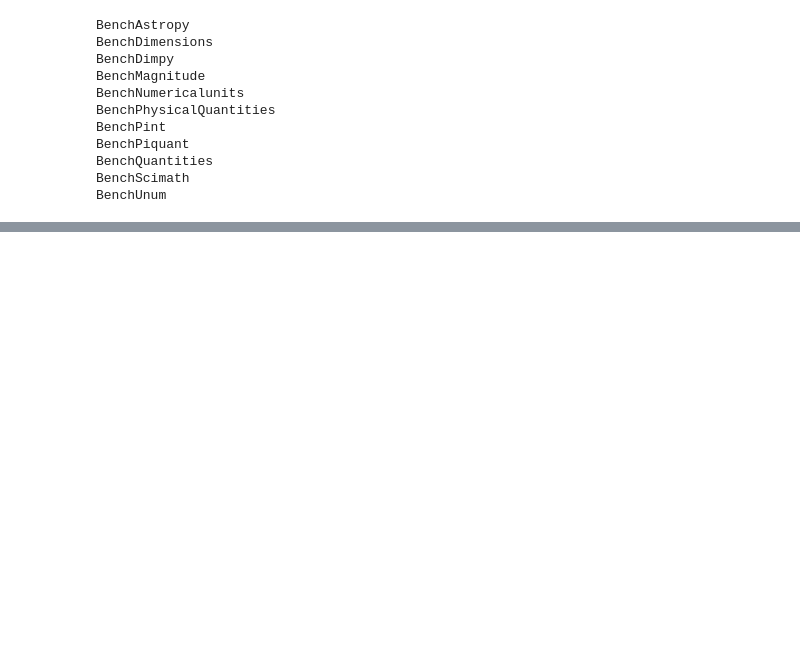
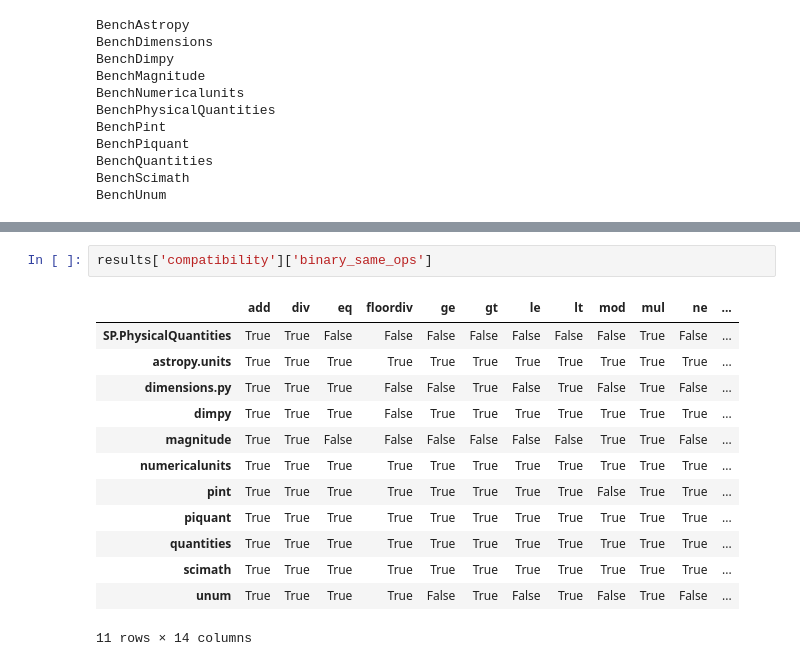
Before and after one commit to tbekolay/quantities-comparison, a Jupyter notebook: run_comparison.ipynb, the cells around one changed output, grey strips where cells are left out. Drawn from its saved outputs; the diff is of its cells as text; blank space fills up the shorter version.

```diff
--- a/run_comparison.ipynb
+++ b/run_comparison.ipynb
@@ -89,0 +82,16 @@ unum                   1.017592   2.188567  20.000000
+# %%
+results['compatibility']['binary_same_ops']
+# %% [output]
+|  | add | div | eq | floordiv | ge | gt | le | lt | mod | mul | ne | ... |
+| SP.PhysicalQuantities | True | True | False | False | False | False | False | False | False | True | False | ... |
+| astropy.units | True | True | True | True | True | True | True | True | True | True | True | ... |
+| dimensions.py | True | True | True | False | False | True | False | True | False | True | False | ... |
+| dimpy | True | True | True | False | True | True | True | True | True | True | True | ... |
+| magnitude | True | True | False | False | False | False | False | False | True | True | False | ... |
+| numericalunits | True | True | True | True | True | True | True | True | True | True | True | ... |
+| pint | True | True | True | True | True | True | True | True | False | True | True | ... |
+| piquant | True | True | True | True | True | True | True | True | True | True | True | ... |
+| quantities | True | True | True | True | True | True | True | True | True | True | True | ... |
+| scimath | True | True | True | True | True | True | True | True | True | True | True | ... |
+| unum | True | True | True | True | False | True | False | True | False | True | False | ... |
+11 rows × 14 columns
```
Also changed, not shown: parts of 19 cells of this notebook.
